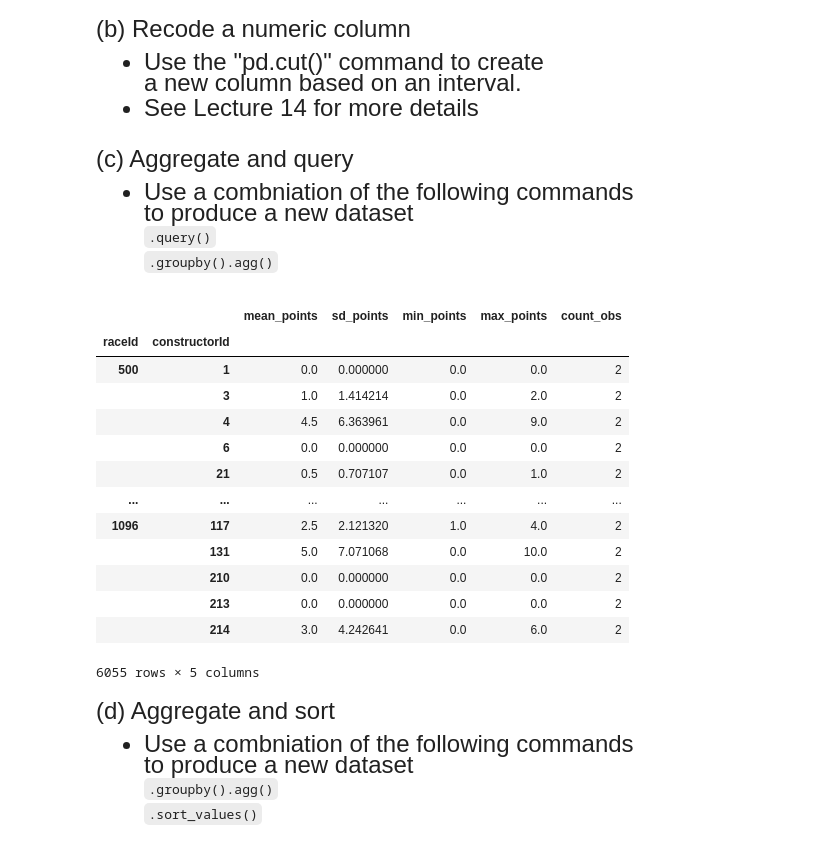
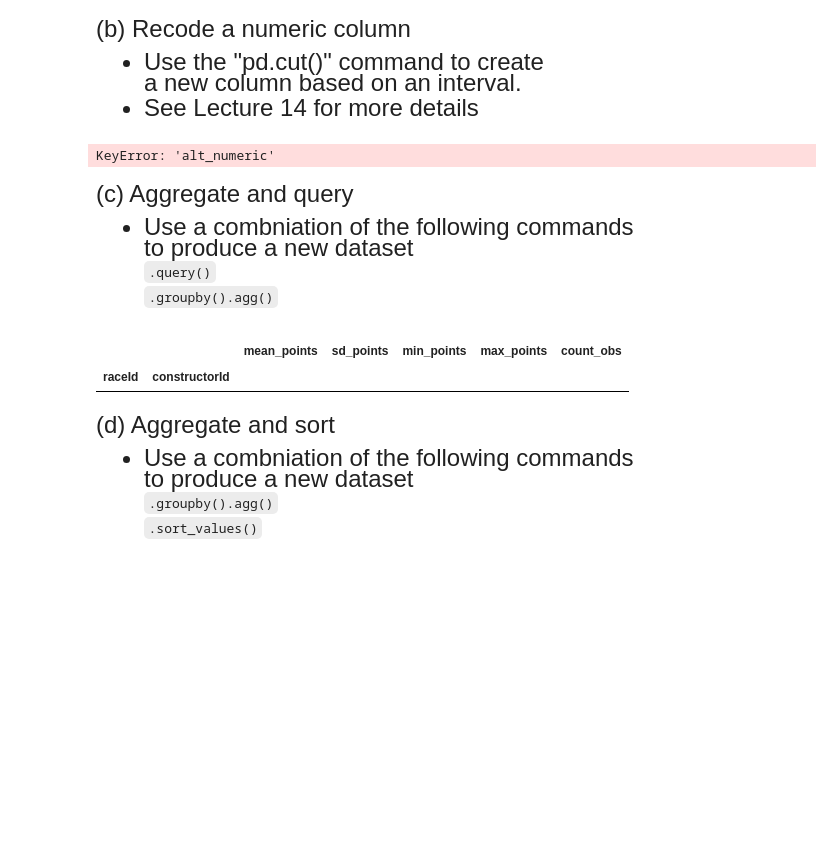
Before and after one commit to EricZou007/qtm151spring2023, a Jupyter notebook: Lecture 16/Lecture 16.ipynb, the cells around one changed output. Cells and saved outputs as stored; diff of their text form; code cells hidden in the pictures; blank space fills up the shorter version.

```diff
--- a/Lecture 16/Lecture 16.ipynb
+++ b/Lecture 16/Lecture 16.ipynb
@@ -191,20 +223,8 @@ circuits["bins_alt"] = pd.cut(circuits["alt_numeric"],
                               bins = bins_x,
                               right = True,
                               labels = labels_x)
-
-circuits["lat_numeric"] = pd.to_numeric(circuits["lat"])
-
-
-
-
-
-bin_x = [-90, 0, 90]
-labels_x = ["south",
-            "north"]
-circuits["hemisphere"] = pd.cut(circuits["lat_numeric"],
-                              bins = bins_x,
-                              right = True,
-                              labels = labels_x)
+# %% [output]
+KeyError: 'alt_numeric'
 # %% [markdown]
 <font size = "5">
 
@@ -217,32 +237,25 @@ to produce a new dataset <br>
 # %%
 
 
 results = pd.read_csv("data_raw/results.csv")
+
+
 teamrace_agg = (results.query("raceId >= 500")
                        .groupby(["raceId","constructorId"])
-                        .agg(mean_points = ('points','mean'),
+                        .agg(mean_points = ('points','mean'), #point is the variable
                              sd_points =   ('points','std'),
                              min_points =  ('points','min'),
                              max_points =  ('points','max'),
-                             count_obs   = ('points',len)))
+                             count_obs   = ('points',len))
+                         .query("mean_points >= 40"))
 
 
-teamrace_agg
+display(teamrace_agg)
+
+teamrace_agg = teamrace_agg.query("mean_points >= 40")
 # %% [output]
 |  |  | mean_points | sd_points | min_points | max_points | count_obs |
 | raceId | constructorId |  |  |  |  |  |
-| 500 | 1 | 0.0 | 0.000000 | 0.0 | 0.0 | 2 |
-|  | 3 | 1.0 | 1.414214 | 0.0 | 2.0 | 2 |
-|  | 4 | 4.5 | 6.363961 | 0.0 | 9.0 | 2 |
-|  | 6 | 0.0 | 0.000000 | 0.0 | 0.0 | 2 |
-|  | 21 | 0.5 | 0.707107 | 0.0 | 1.0 | 2 |
-| ... | ... | ... | ... | ... | ... | ... |
-| 1096 | 117 | 2.5 | 2.121320 | 1.0 | 4.0 | 2 |
-|  | 131 | 5.0 | 7.071068 | 0.0 | 10.0 | 2 |
-|  | 210 | 0.0 | 0.000000 | 0.0 | 0.0 | 2 |
-|  | 213 | 0.0 | 0.000000 | 0.0 | 0.0 | 2 |
-|  | 214 | 3.0 | 4.242641 | 0.0 | 6.0 | 2 |
-6055 rows × 5 columns
 # %% [markdown]
 <font size = "5">
 
```
Also changed, not shown: parts of 5 cells of this notebook, 26 other files.
